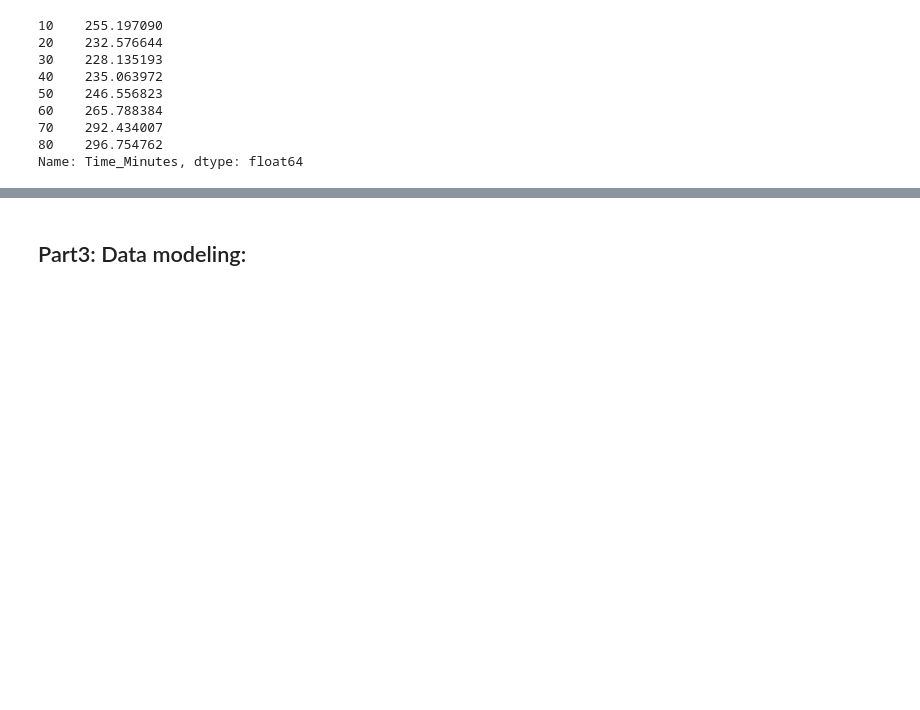
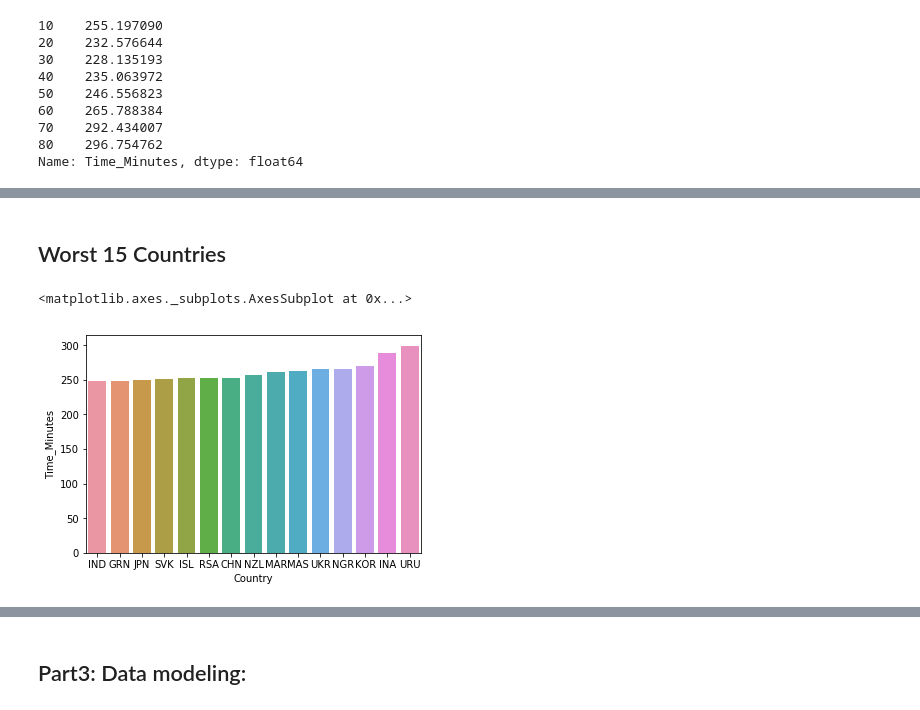
Before and after one commit to lee2christine/pythonDataExploration, a Jupyter notebook: 131FinalProject.ipynb, the cells around one changed output, grey strips where cells are left out. Cells and saved outputs as stored; diff of their text form; code cells hidden in the pictures; blank space fills up the shorter version.

```diff
--- a/131FinalProject.ipynb
+++ b/131FinalProject.ipynb
@@ -94,0 +113,13 @@ Name: Time_Minutes, dtype: float64
+# %% [markdown]
+## Worst 15 Countries
+# %%
+worst_15_countries = data.groupby("Country")['Time_Minutes'].mean().nlargest(15)
+
+worst15_countries = data.loc[data['Country'].isin(np.array(worst_15_countries.index))]
+worst15_countries = worst15_countries.groupby('Country')['Time_Minutes'].mean()
+worst15_countries = pd.DataFrame(worst15_countries)
+worst15_countries = worst15_countries.sort_values(['Time_Minutes'])
+sns.barplot(x = worst15_countries.index, y = worst15_countries.Time_Minutes)
+# %% [output]
+<matplotlib.axes._subplots.AxesSubplot at 0x...>
+[figure, added]
```
Also changed, not shown: parts of 7 cells of this notebook, 1 other file.
